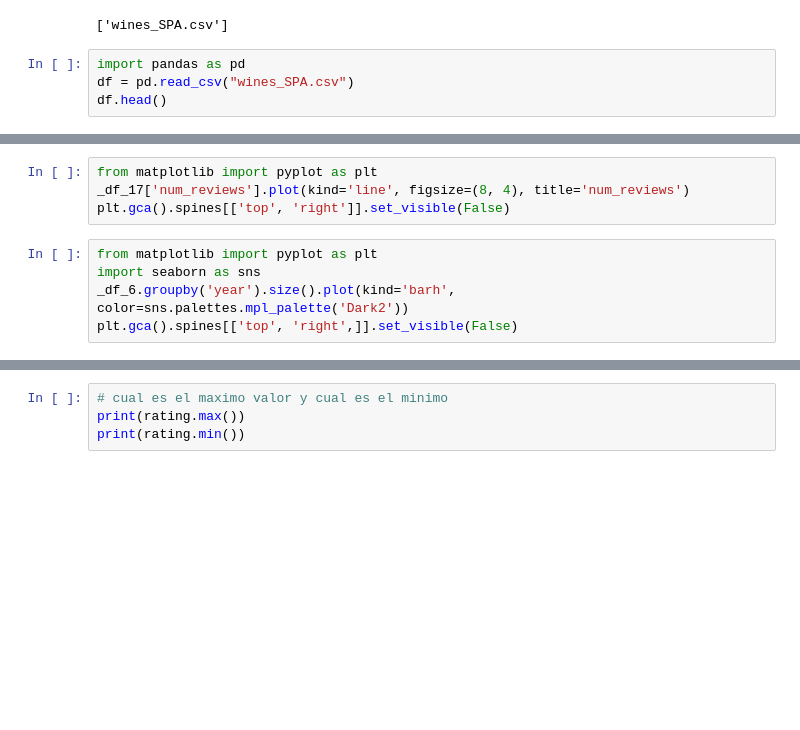
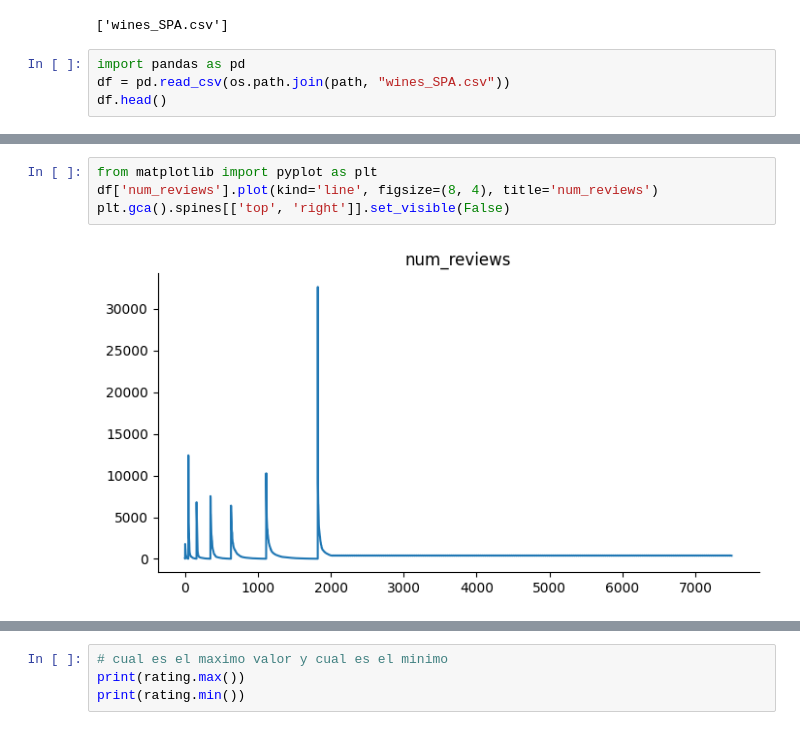
Before and after one commit to cristinaegus/Pandas_Python_IA, a Jupyter notebook: SpanishWinesKaggle.ipynb, the cells around one changed output, grey strips where cells are left out. Drawn from its saved outputs; the diff is of its cells as text; blank space fills up the shorter version.

Commit message:
nuevas visualizaciones de Graficos en copia de Prediccion os quality wines, y explicacion de los graficos en el archivo de makdown

```diff
--- a/SpanishWinesKaggle.ipynb
+++ b/SpanishWinesKaggle.ipynb
@@ -19,7 +20,7 @@ os.listdir()
 ['wines_SPA.csv']
 # %%
 import pandas as pd
-df = pd.read_csv("wines_SPA.csv")
+df = pd.read_csv(os.path.join(path, "wines_SPA.csv"))
 df.head()
 # %% [output]
 |  | winery | wine | year | rating | num_reviews | country | region | price | type | body | acidity |
@@ -63,9 +32,6 @@ plt.gca().spines[['top', 'right',]].set_visible(False)
 # %%
 from matplotlib import pyplot as plt
-_df_17['num_reviews'].plot(kind='line', figsize=(8, 4), title='num_reviews')
+df['num_reviews'].plot(kind='line', figsize=(8, 4), title='num_reviews')
 plt.gca().spines[['top', 'right']].set_visible(False)
+# %% [output]
+[figure, added]
-# %%
-from matplotlib import pyplot as plt
-import seaborn as sns
-_df_6.groupby('year').size().plot(kind='barh', color=sns.palettes.mpl_palette('Dark2'))
-plt.gca().spines[['top', 'right',]].set_visible(False)
```
Also changed, not shown: parts of 6 cells of this notebook, 6 other files.
